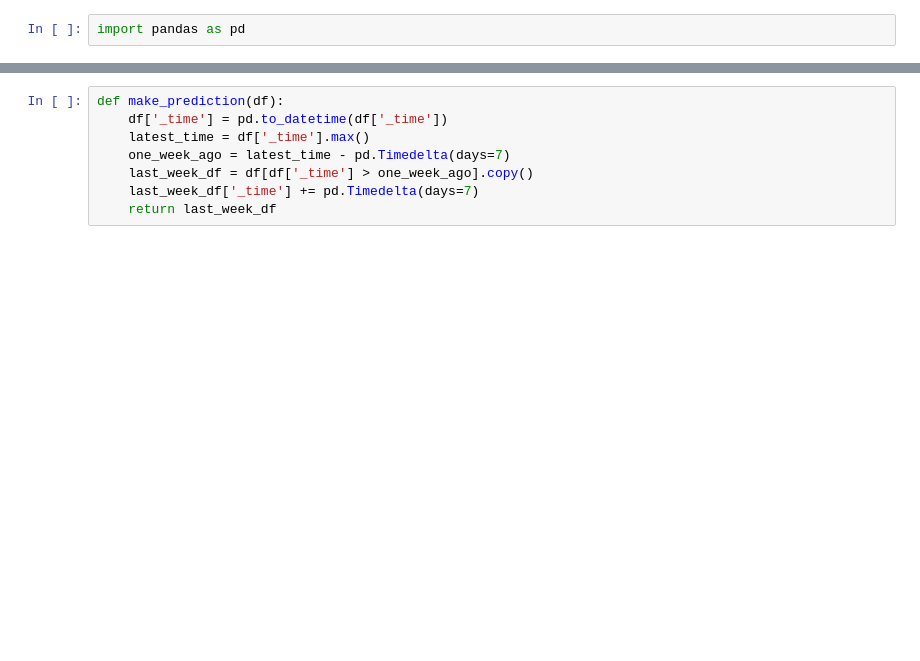
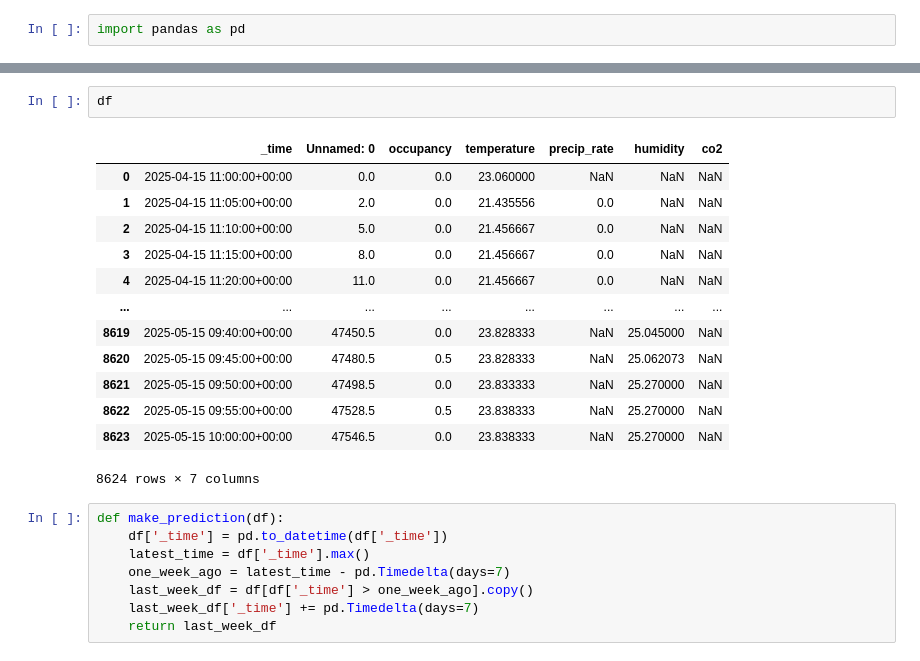
Before and after one commit to marcolegigabro/IOT-Group-3, a Jupyter notebook: test.ipynb, the cells around one changed output, grey strips where cells are left out. Cells and saved outputs as stored; diff of their text form; blank space fills up the shorter version.

```diff
--- a/test.ipynb
+++ b/test.ipynb
@@ -23,3 +165,19 @@ df.tail()
+# %%
+df
+# %% [output]
+|  | _time | Unnamed: 0 | occupancy | temperature | precip_rate | humidity | co2 |
+| 0 | 2025-04-15 11:00:00+00:00 | 0.0 | 0.0 | 23.060000 | NaN | NaN | NaN |
+| 1 | 2025-04-15 11:05:00+00:00 | 2.0 | 0.0 | 21.435556 | 0.0 | NaN | NaN |
+| 2 | 2025-04-15 11:10:00+00:00 | 5.0 | 0.0 | 21.456667 | 0.0 | NaN | NaN |
+| 3 | 2025-04-15 11:15:00+00:00 | 8.0 | 0.0 | 21.456667 | 0.0 | NaN | NaN |
+| 4 | 2025-04-15 11:20:00+00:00 | 11.0 | 0.0 | 21.456667 | 0.0 | NaN | NaN |
+| ... | ... | ... | ... | ... | ... | ... | ... |
+| 8619 | 2025-05-15 09:40:00+00:00 | 47450.5 | 0.0 | 23.828333 | NaN | 25.045000 | NaN |
+| 8620 | 2025-05-15 09:45:00+00:00 | 47480.5 | 0.5 | 23.828333 | NaN | 25.062073 | NaN |
+| 8621 | 2025-05-15 09:50:00+00:00 | 47498.5 | 0.0 | 23.833333 | NaN | 25.270000 | NaN |
+| 8622 | 2025-05-15 09:55:00+00:00 | 47528.5 | 0.5 | 23.838333 | NaN | 25.270000 | NaN |
+| 8623 | 2025-05-15 10:00:00+00:00 | 47546.5 | 0.0 | 23.838333 | NaN | 25.270000 | NaN |
+8624 rows × 7 columns
 # %%
 def make_prediction(df):
     df['_time'] = pd.to_datetime(df['_time'])
```
Also changed, not shown: parts of 8 cells of this notebook, 4 other files.
